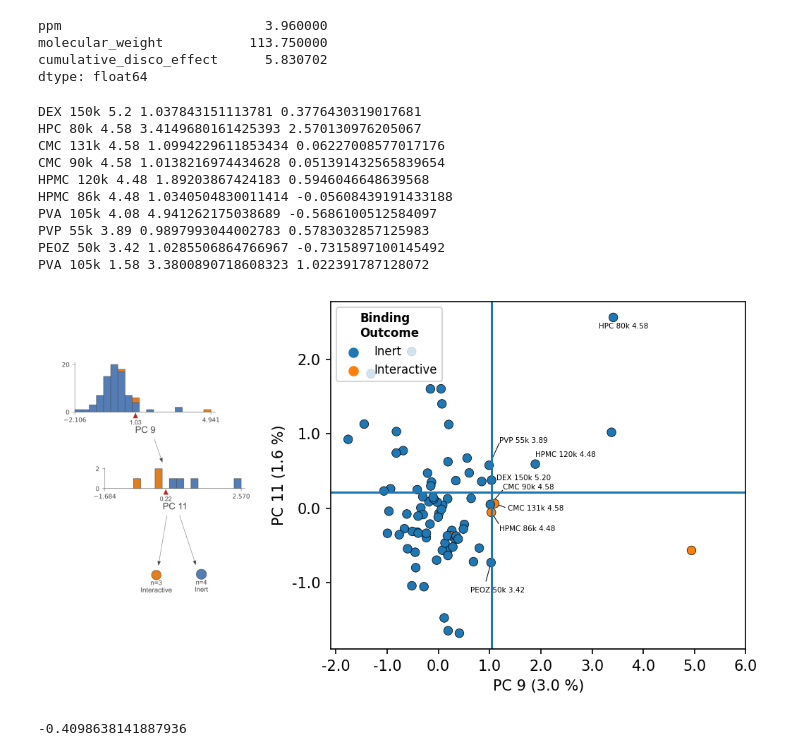
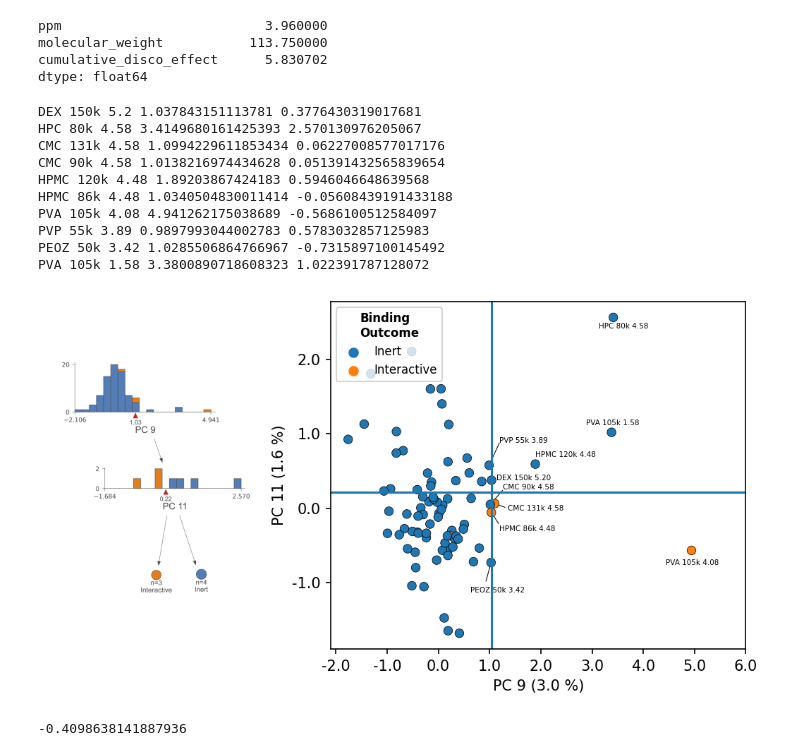
Before and after one commit to Frank-Gu-Lab/infrno, a Jupyter notebook: notebooks/final_model_paper_CDE_rs148.ipynb, the cells around one changed output. Drawn from its saved outputs; the diff is of its cells as text; code cells hidden in the pictures.

Commit message:
update figure labels

```diff
--- a/notebooks/final_model_paper_CDE_rs148.ipynb
+++ b/notebooks/final_model_paper_CDE_rs148.ipynb
@@ -1017,10 +1018,10 @@ for ix, proton in third_root_node_df_subset.iterrows():
             axd['D'].text(s=proton['proton_id'], x=proton[9]+0.15, y=proton[11]-0.25, fontsize = annot_size)
             axd['D'].plot((proton[9]+0.14, proton[9]), (proton[11]-0.15, proton[11]), color='black', linewidth=0.5, zorder=0)
 
-        elif proton['proton_id'].replace(" ", "") == 'PVA86-89105k4.08':
+        elif proton['proton_id'].replace(" ", "") == 'PVA105k4.08':
             axd['D'].text(s=proton['proton_id'], x=proton[9]-0.5, y=proton[11]-0.2, fontsize = annot_size)
 
-        elif proton['proton_id'].replace(" ", "") == 'PVA86-89105k1.58':
+        elif proton['proton_id'].replace(" ", "") == 'PVA105k1.58':
             axd['D'].text(s=proton['proton_id'], x=proton[9]-0.5, y=proton[11]+0.1, fontsize = annot_size)
 
         elif proton['proton_id'].replace(" ", "") == 'HPC80k4.58':
@@ -1040,34 +1041,34 @@ for ix, proton in third_root_node_df_subset.iterrows():
             axd['D'].text(s=proton['proton_id'], x=proton[9]+0.2, y=proton[11]+0.3, fontsize = annot_size)
             axd['D'].plot((proton[9]+0.2, proton[9]), (proton[11]+0.3,
                           proton[11]), color='black', linewidth=0.5, zorder=0)
 
 # ax labels
 axd['D'].set_xlabel(f"PC 9 ({str(np.round(expvar_lookup[8],3)*100)} %)")
 axd['D'].set_ylabel(f"PC 11 ({str(np.round(expvar_lookup[10],3)*100)} %)")
 axd['D'].xaxis.set_major_formatter('{x:0<3.1f}')
 axd['D'].yaxis.set_major_formatter('{x:0<3.1f}')
 
 plt.xlim(-2.1,6)
 fig.patch.set_facecolor('white')
 plt.tight_layout()
 
 # save as png, svg
 plt.savefig("../figures/main/cross_polymer_h67.png", dpi=1200)
 plt.savefig("../figures/main/cross_polymer_h67.svg", dpi=1200)
 
 plt.show()
 # %% [output]
 DEX 150k 5.2 1.037843151113781 0.3776430319017681
 HPC 80k 4.58 3.4149680161425393 2.570130976205067
 CMC 131k 4.58 1.0994229611853434 0.06227008577017176
 CMC 90k 4.58 1.0138216974434628 0.051391432565839654
 HPMC 120k 4.48 1.89203867424183 0.5946046648639568
 HPMC 86k 4.48 1.0340504830011414 -0.05608439191433188
 PVA 105k 4.08 4.941262175038689 -0.5686100512584097
 PVP 55k 3.89 0.9897993044002783 0.5783032857125983
 PEOZ 50k 3.42 1.0285506864766967 -0.7315897100145492
 PVA 105k 1.58 3.3800890718608323 1.022391787128072
-[figure, old version]
+[figure, new version]
 # %%
 inert_junction = third_root_node_df_subset.copy()
 inert_junction = inert_junction.loc[inert_junction[9]<=1.031]
```
Also changed, not shown: parts of 1 cell of this notebook, 13 other files.
